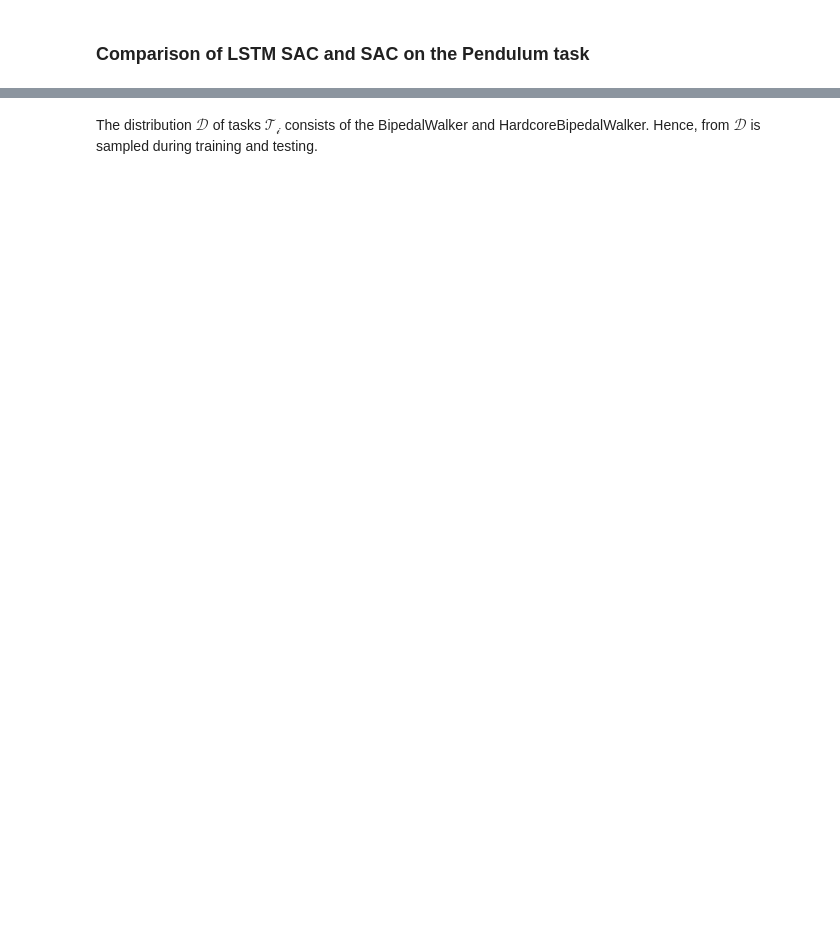
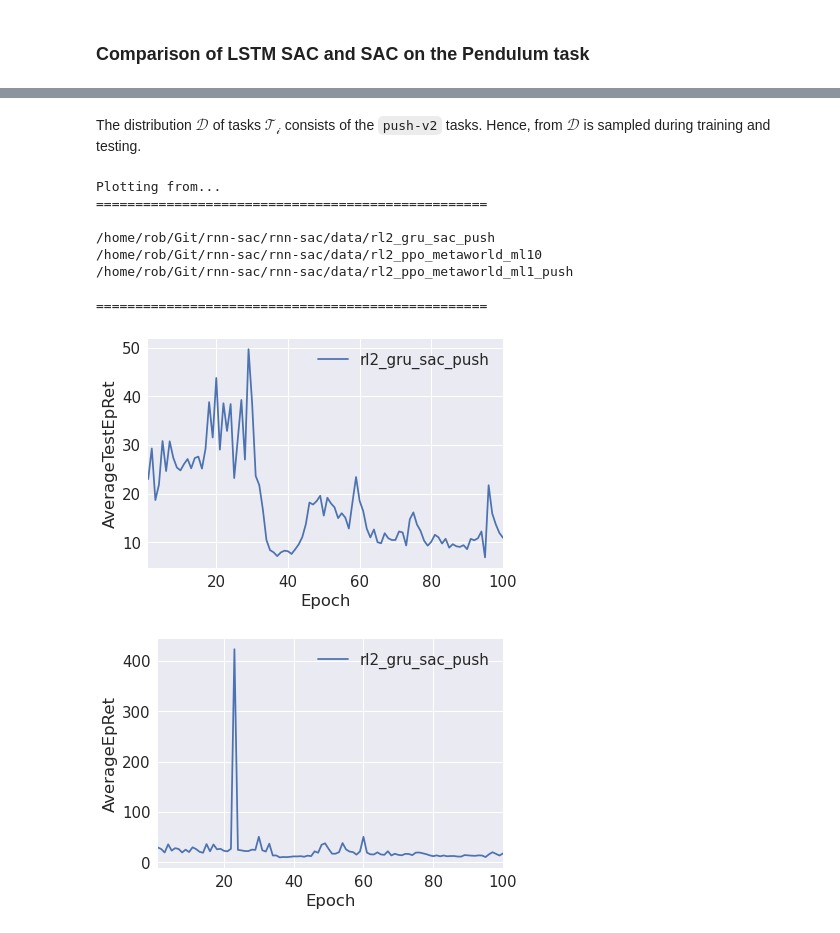
Before and after one commit to RobvanGastel/rnn-sac, a Jupyter notebook: notebooks/SAC performance comparison plotting.ipynb, the cells around one changed output, grey strips where cells are left out. Drawn from its saved outputs; the diff is of its cells as text; code cells hidden in the pictures; blank space fills up the shorter version.

```diff
--- a/notebooks/SAC performance comparison plotting.ipynb
+++ b/notebooks/SAC performance comparison plotting.ipynb
@@ -42,8 +45,19 @@ plot.make_plots([
 # %% [markdown]
-The distribution $\mathcal{D}$ of tasks $\mathcal{T_i}$ consists of the BipedalWalker and HardcoreBipedalWalker. Hence, from $\mathcal{D}$ is sampled during training and testing.
+The distribution $\mathcal{D}$ of tasks $\mathcal{T_i}$ consists of the `push-v2` tasks. Hence, from $\mathcal{D}$ is sampled during training and testing.
 # %%
 plot.make_plots([
-                 '/home/rob/Git/meta-learners/meta-learners/algo/data/RL2'],
+                 '/home/rob/Git/rnn-sac/rnn-sac/data/rl2'],
                 values=['AverageTestEpRet', 'AverageEpRet'],
                 xaxis='Epoch',
                 smooth=0.6)
+# %% [output]
+Plotting from...
+==================================================
+
+/home/rob/Git/rnn-sac/rnn-sac/data/rl2_gru_sac_push
+/home/rob/Git/rnn-sac/rnn-sac/data/rl2_ppo_metaworld_ml10
+/home/rob/Git/rnn-sac/rnn-sac/data/rl2_ppo_metaworld_ml1_push
+
+==================================================
+[figure, added]
+[figure, added]
```
Also changed, not shown: parts of 6 cells of this notebook, 3 other files.
